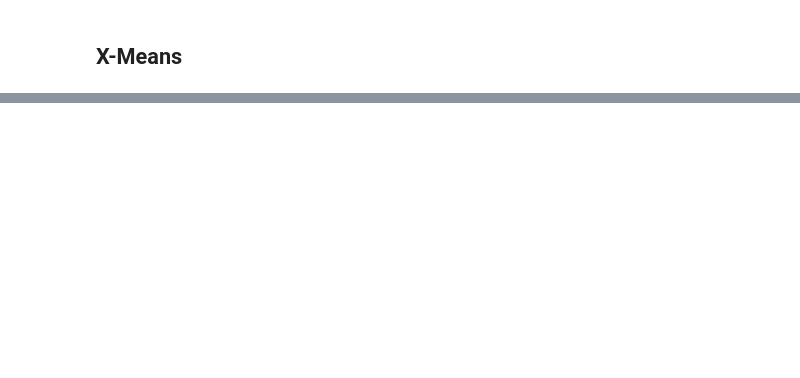
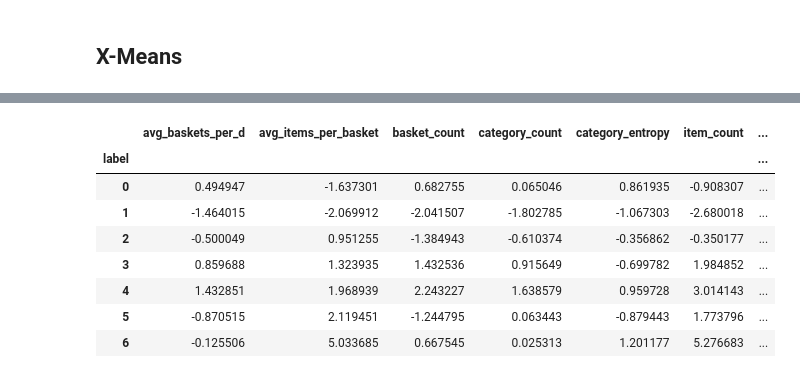
Before and after one commit to frankpietro/dm-project, a Jupyter notebook: DM_DonatiFrancaviglia_TASK2/xmeans.ipynb, the cells around one changed output, grey strips where cells are left out. Saved outputs shown, nothing was run; the diff lists cells and outputs as text; code cells hidden in the pictures; blank space fills up the shorter version.

```diff
--- a/DM_DonatiFrancaviglia_TASK2/xmeans.ipynb
+++ b/DM_DonatiFrancaviglia_TASK2/xmeans.ipynb
@@ -67,0 +124,12 @@ clustering_scores_df
+# %%
+x_df
+# %% [output]
+|  | avg_baskets_per_d | avg_items_per_basket | basket_count | category_count | category_entropy | item_count | ... |
+| label |  |  |  |  |  |  | ... |
+| 0 | 0.494947 | -1.637301 | 0.682755 | 0.065046 | 0.861935 | -0.908307 | ... |
+| 1 | -1.464015 | -2.069912 | -2.041507 | -1.802785 | -1.067303 | -2.680018 | ... |
+| 2 | -0.500049 | 0.951255 | -1.384943 | -0.610374 | -0.356862 | -0.350177 | ... |
+| 3 | 0.859688 | 1.323935 | 1.432536 | 0.915649 | -0.699782 | 1.984852 | ... |
+| 4 | 1.432851 | 1.968939 | 2.243227 | 1.638579 | 0.959728 | 3.014143 | ... |
+| 5 | -0.870515 | 2.119451 | -1.244795 | 0.063443 | -0.879443 | 1.773796 | ... |
+| 6 | -0.125506 | 5.033685 | 0.667545 | 0.025313 | 1.201177 | 5.276683 | ... |
```
Also changed, not shown: parts of 7 cells of this notebook, 1 other file.
